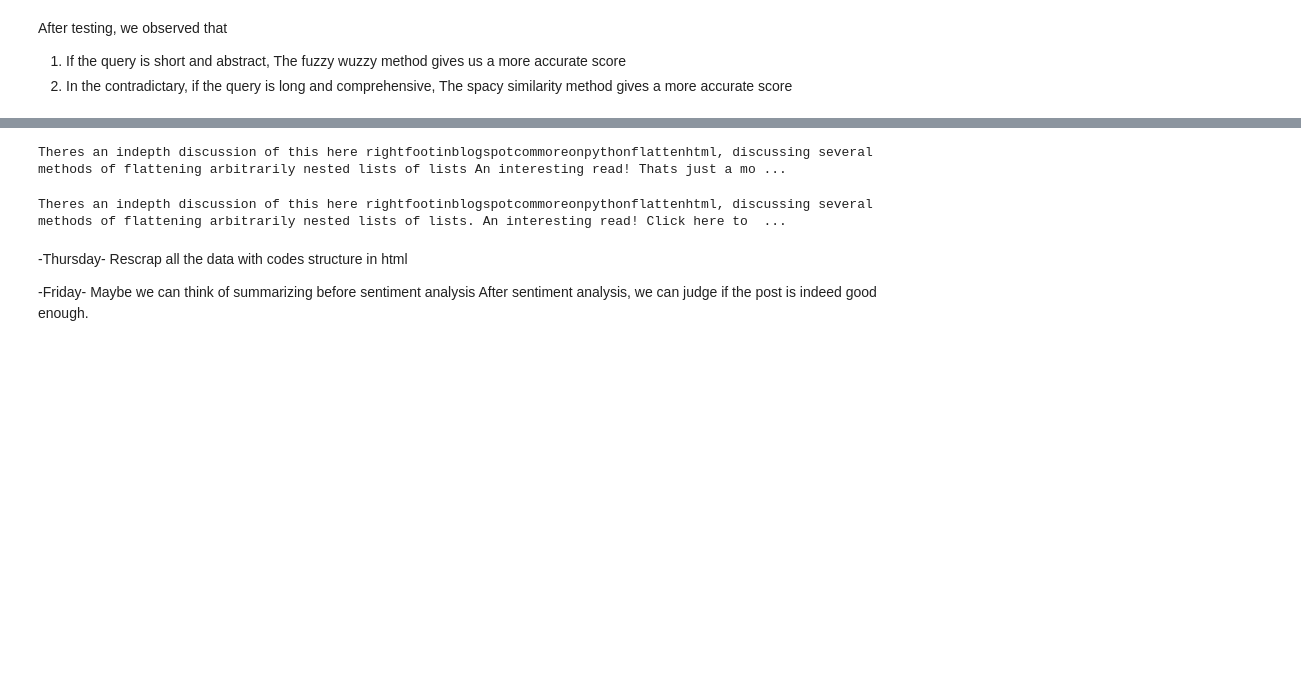
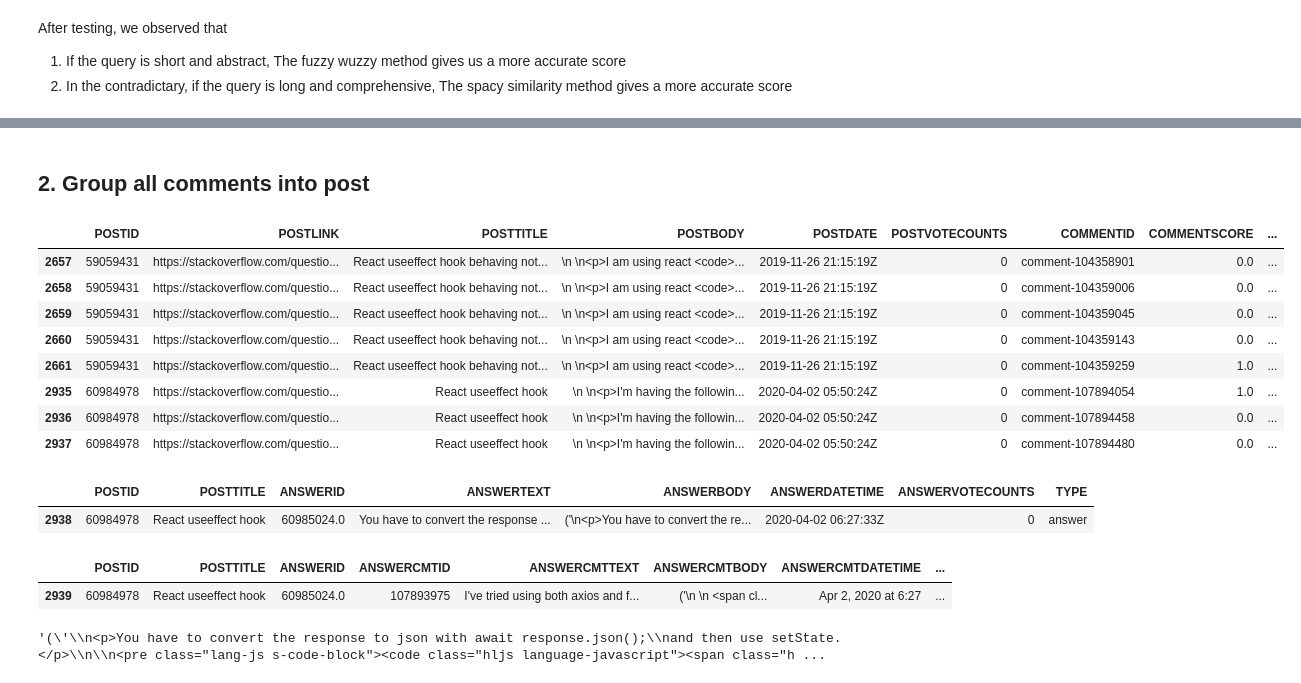
Before and after one commit to Shaunmak1214/Time-Series-Based-Text-Summarization, a Jupyter notebook: preprocessing.ipynb, the cells around one changed output, grey strips where cells are left out. Cells and saved outputs as stored; diff of their text form; code cells hidden in the pictures; blank space fills up the shorter version.

Commit message:
feat: before using new dataset

```diff
--- a/preprocessing.ipynb
+++ b/preprocessing.ipynb
@@ -576,26 +343,45 @@ Asking to truncate to max_length but no maximum length is provided and the model
-# %%
-joined_sentences = ' '.join([sentence['sentence'] for sentence in sorted_sentence_list_based_on_sentiment])
-
-print(joined_sentences)
-# %% [output]
-Theres an indepth discussion of this here rightfootinblogspotcommoreonpythonflattenhtml, discussing several methods of flattening arbitrarily nested lists of lists An interesting read! Thats just a mo ...
-# %%
-from transformers import AutoTokenizer, AutoModelForSeq2SeqLM
-
-tokenizer = AutoTokenizer.from_pretrained("facebook/bart-large-cnn")
-
-model = AutoModelForSeq2SeqLM.from_pretrained("facebook/bart-large-cnn")
-input_ids = tokenizer.encode(sorted_sentence_list_based_on_sentiment[0]['sentence'], return_tensors='pt')
-
-summary_ids = model.generate(input_ids)
-
-print(tokenizer.decode(summary_ids[0], skip_special_tokens=True))
-# %% [output]
-Theres an indepth discussion of this here rightfootinblogspotcommoreonpythonflattenhtml, discussing several methods of flattening arbitrarily nested lists of lists. An interesting read! Click here to  ...
-# %% [markdown]
--Thursday-
-Rescrap all the data with codes structure in html
-
--Friday-
-Maybe we can think of summarizing before sentiment analysis
-After sentiment analysis, we can judge if the post is indeed good enough.
+# %% [markdown]
+## 2. Group all comments into post
+# %%
+class GroupedComments:
+    def __init__(self, title, post, post_comments, answers, answer_comments):
+        self.title = title
+        self.post = post
+        self.post_comments = post_comments
+        self.answers = answers
+        self.answer_comments = answer_comments
+
+
+def grouping(titleArr):
+    grouped = []
+    for title in titleArr:
+        post = dPOST[dPOST['POSTTITLE'].str.contains(title)]
+        post_comments = dfPC[dfPC['POSTTITLE'].str.contains(title)]
+        answers = dfAAC[dfAAC['POSTTITLE'].str.contains(title)]
+        answer_comments = dFACT[dFACT['POSTTITLE'].str.contains(title)]
+        grouped.append(GroupedComments(title, post, post_comments, answers, answer_comments))
+    return grouped
+
+allcommentsGrouped = grouping(TopMatchesSpacy['title'].tolist())
+
+display(allcommentsGrouped[2].post_comments)
+display(allcommentsGrouped[2].answers)
+display(allcommentsGrouped[2].answer_comments)
+# %% [output]
+|  | POSTID | POSTLINK | POSTTITLE | POSTBODY | POSTDATE | POSTVOTECOUNTS | COMMENTID | COMMENTSCORE | ... |
+| 2657 | 59059431 | https://stackoverflow.com/questio... | React useeffect hook behaving not... | \n \n<p>I am using react <code>... | 2019-11-26 21:15:19Z | 0 | comment-104358901 | 0.0 | ... |
+| 2658 | 59059431 | https://stackoverflow.com/questio... | React useeffect hook behaving not... | \n \n<p>I am using react <code>... | 2019-11-26 21:15:19Z | 0 | comment-104359006 | 0.0 | ... |
+| 2659 | 59059431 | https://stackoverflow.com/questio... | React useeffect hook behaving not... | \n \n<p>I am using react <code>... | 2019-11-26 21:15:19Z | 0 | comment-104359045 | 0.0 | ... |
+| 2660 | 59059431 | https://stackoverflow.com/questio... | React useeffect hook behaving not... | \n \n<p>I am using react <code>... | 2019-11-26 21:15:19Z | 0 | comment-104359143 | 0.0 | ... |
+| 2661 | 59059431 | https://stackoverflow.com/questio... | React useeffect hook behaving not... | \n \n<p>I am using react <code>... | 2019-11-26 21:15:19Z | 0 | comment-104359259 | 1.0 | ... |
+| 2935 | 60984978 | https://stackoverflow.com/questio... | React useeffect hook | \n \n<p>I'm having the followin... | 2020-04-02 05:50:24Z | 0 | comment-107894054 | 1.0 | ... |
+| 2936 | 60984978 | https://stackoverflow.com/questio... | React useeffect hook | \n \n<p>I'm having the followin... | 2020-04-02 05:50:24Z | 0 | comment-107894458 | 0.0 | ... |
+| 2937 | 60984978 | https://stackoverflow.com/questio... | React useeffect hook | \n \n<p>I'm having the followin... | 2020-04-02 05:50:24Z | 0 | comment-107894480 | 0.0 | ... |
+|  | POSTID | POSTTITLE | ANSWERID | ANSWERTEXT | ANSWERBODY | ANSWERDATETIME | ANSWERVOTECOUNTS | TYPE |
+| 2938 | 60984978 | React useeffect hook | 60985024.0 | You have to convert the response ... | ('\n<p>You have to convert the re... | 2020-04-02 06:27:33Z | 0 | answer |
+|  | POSTID | POSTTITLE | ANSWERID | ANSWERCMTID | ANSWERCMTTEXT | ANSWERCMTBODY | ANSWERCMTDATETIME | ... |
+| 2939 | 60984978 | React useeffect hook | 60985024.0 | 107893975 | I've tried using both axios and f... | ('\n \n <span cl... | Apr 2, 2020 at 6:27 | ... |
+# %%
+display(allcommentsGrouped[2].answers['ANSWERBODY'].iloc[0])
+# %% [output]
+'(\'\\n<p>You have to convert the response to json with await response.json();\\nand then use setState.</p>\\n\\n<pre class="lang-js s-code-block"><code class="hljs language-javascript"><span class="h ...
```
Also changed, not shown: parts of 53 cells of this notebook, 22 other files.
